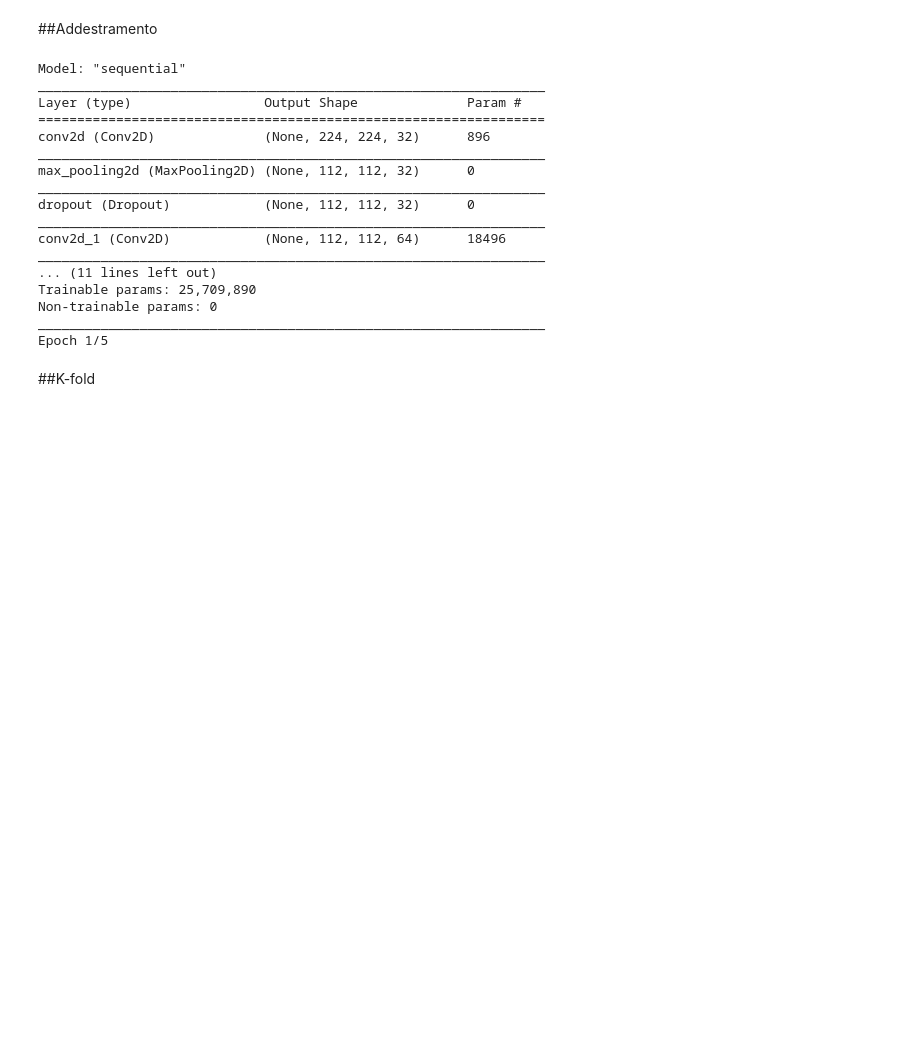
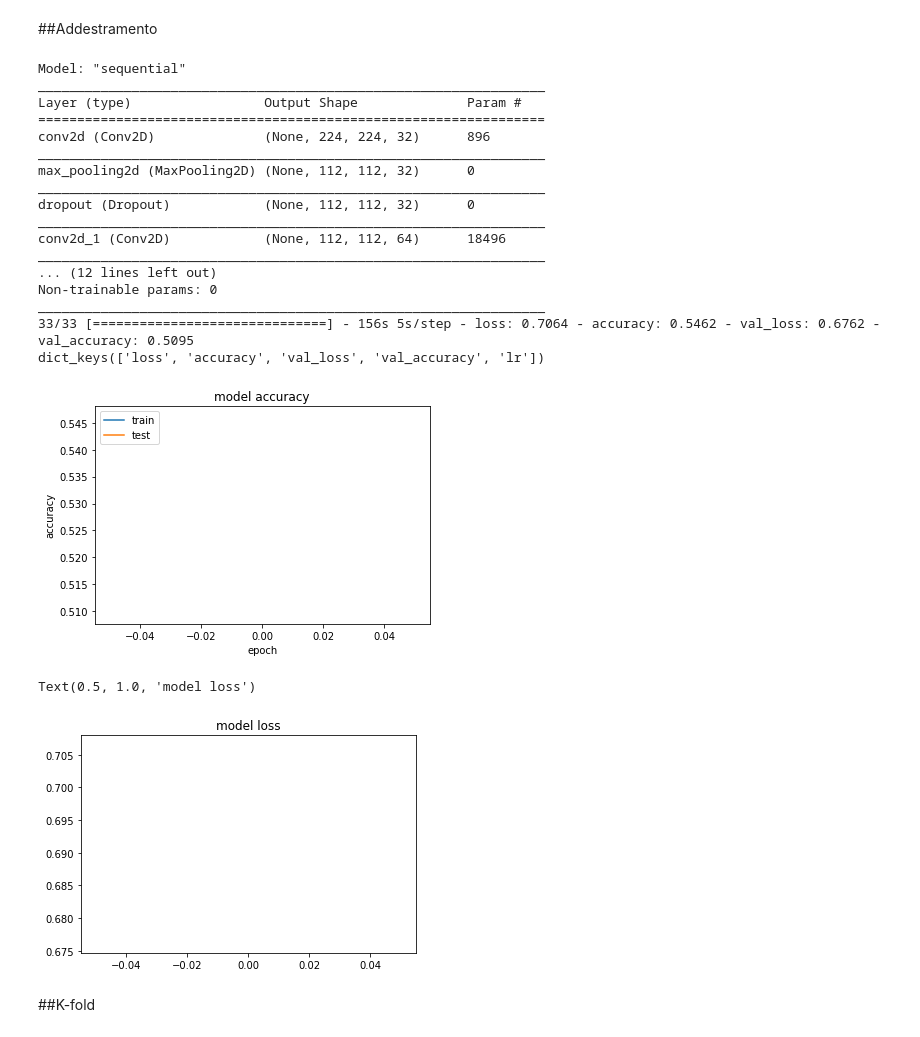
Before and after one commit to Reevoc/Tesi, a Jupyter notebook: TumoriBenigni_Maligni.ipynb, the cells around one changed output. Drawn from its saved outputs; the diff is of its cells as text; code cells hidden in the pictures; blank space fills up the shorter version.

```diff
--- a/TumoriBenigni_Maligni.ipynb
+++ b/TumoriBenigni_Maligni.ipynb
@@ -147,39 +151,42 @@ model = Addestramento((224,224,3), 1e-5, 2,'relu', 'adam')
 
 learning_rate_reduction = ReduceLROnPlateau(monitor='val_accuracy', patience=5,  verbose=1, factor=0.5,  min_lr=1e-7)
 
-epochs = 5
+epochs = 1
 batch_size = 64
 
 history = model.fit(X_train, y_train, validation_split=0.2, epochs= epochs , batch_size= batch_size,callbacks=[learning_rate_reduction], verbose=1)
 #Lista di tutta la storia fatta dai dati
 print(history.history.keys())
 # storia accuracy
 plt.plot(history.history['accuracy'])
 plt.plot(history.history['val_accuracy'])
 plt.title('model accuracy')
 plt.ylabel('accuracy')
 plt.xlabel('epoch')
 plt.legend(['train', 'test'], loc='upper left')
 plt.show()
 #storia loss
 plt.plot(history.history['loss'])
 plt.plot(history.history['val_loss'])
 plt.title('model loss')
 # %% [output]
 Model: "sequential"
 _________________________________________________________________
 Layer (type)                 Output Shape              Param #
 =================================================================
 conv2d (Conv2D)              (None, 224, 224, 32)      896
 _________________________________________________________________
 max_pooling2d (MaxPooling2D) (None, 112, 112, 32)      0
 _________________________________________________________________
 dropout (Dropout)            (None, 112, 112, 32)      0
 _________________________________________________________________
 conv2d_1 (Conv2D)            (None, 112, 112, 64)      18496
 _________________________________________________________________
-... (11 lines left out)
-Trainable params: 25,709,890
+... (12 lines left out)
 Non-trainable params: 0
 _________________________________________________________________
-Epoch 1/5
+33/33 [==============================] - 156s 5s/step - loss: 0.7064 - accuracy: 0.5462 - val_loss: 0.6762 - val_accuracy: 0.5095
+dict_keys(['loss', 'accuracy', 'val_loss', 'val_accuracy', 'lr'])
+[figure, added]
+Text(0.5, 1.0, 'model loss')
+[figure, added]
```
Also changed, not shown: parts of 4 cells of this notebook.
